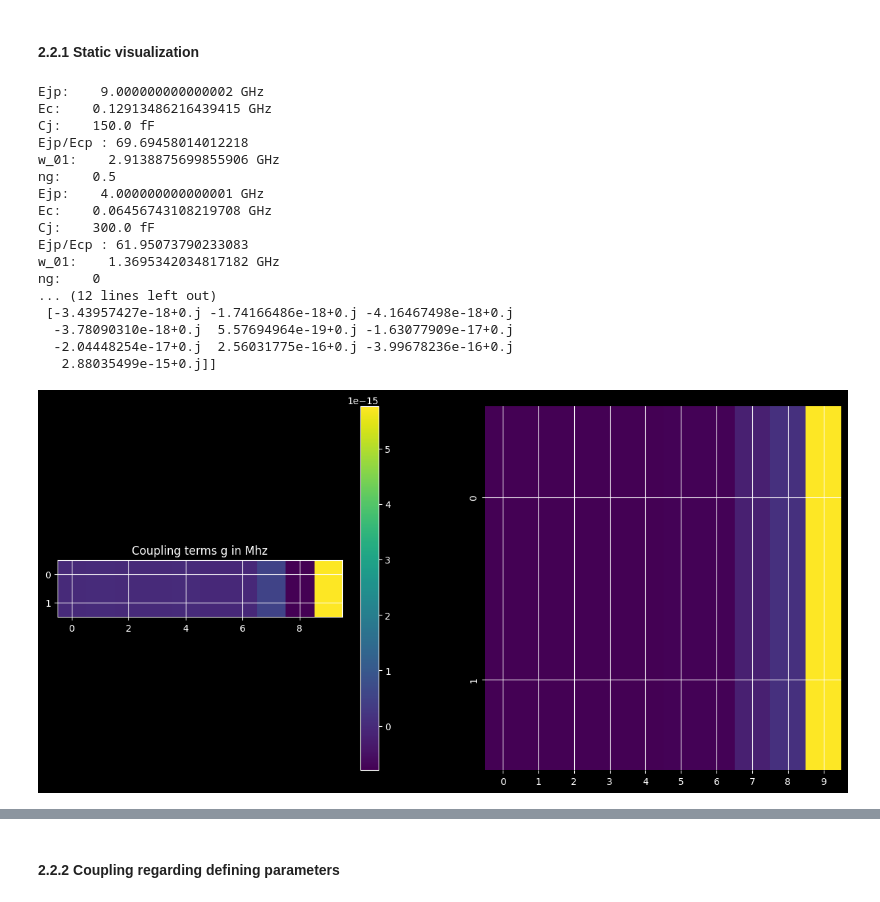
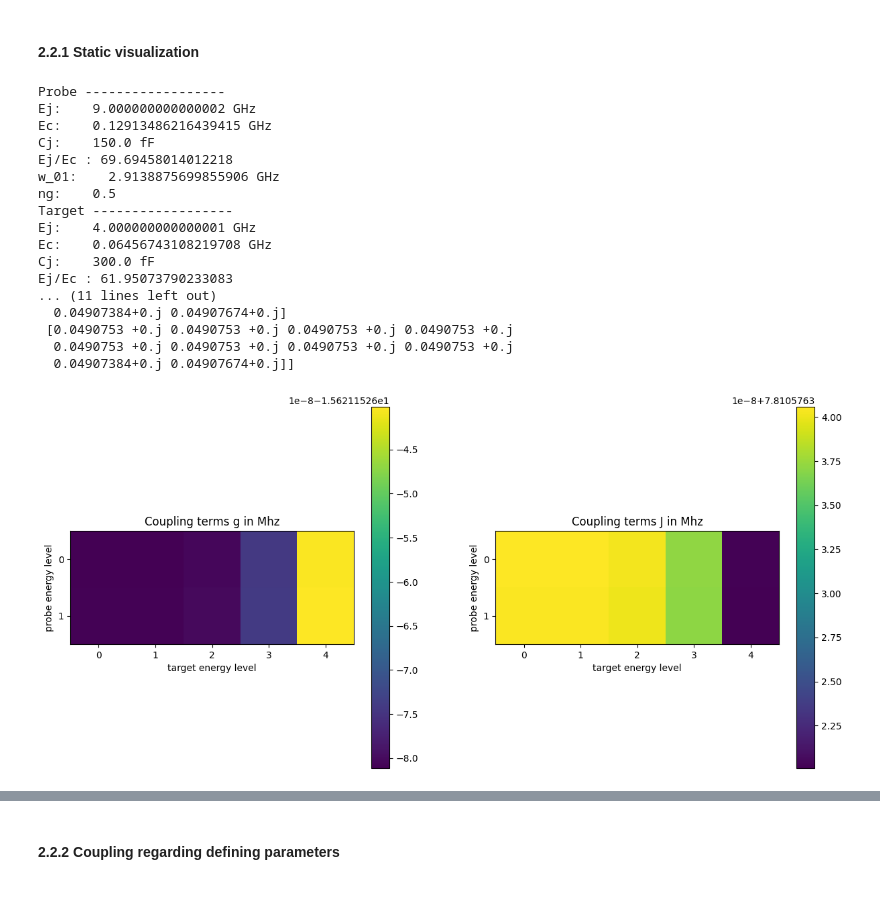
Before and after one commit to balerat/Master-thesis---Superconducting-circuit-analysis, a Jupyter notebook: main/Resonator Coupling.ipynb, the cells around one changed output, grey strips where cells are left out. Drawn from its saved outputs; the diff is of its cells as text; code cells hidden in the pictures.

```diff
--- a/main/Resonator Coupling.ipynb
+++ b/main/Resonator Coupling.ipynb
@@ -34,7 +34,7 @@ from lib.qubit import qubit
 from lib.circuit_res_coupling import circuit_res
 
 # plt.style.use("Solarize_Light2")
-plt.style.use('dark_background')
+# plt.style.use('dark_background')
 thememap = 'viridis'
 
 # Setting up constants
@@ -198,57 +198,66 @@ plt.show()
 
 # Circuit constant
 ng = 0.5
-Cc1 = 40e-15
-Cc2 = 40e-15
+Cc1 = 20e-15
+Cc2 = 20e-15
 
 Ej_p = 9e9
 Ej_t = 4e9
 Cp = 150e-15
 Ct = 300e-15
 ncut_p = 10
 ncut_t = 10
 
-L_res = 1e-9
-C_res = 10e-16
+L_res = 10e-9
+C_res = 200e-16
 m_cut = 10
 
 # Creation of circuit object
-system_2= circuit_res([Cc1, Cc2], C_res, L_res, m_cut, [qubit(Ej_p, [Cp], ng, ncut_p), qubit(Ej_t, [Ct], 0, ncut_t)])
+system_2= circuit_res([Cc1, Cc2], C_res, L_res, m_cut, [qubit(Ej_p, [Cp], ng, ncut_p), qubit(Ej_t, [Ct], 0.5, ncut_t)])
 
 system_2.print_params()
 
 J_matrix = system_2.get_J()
-print(J_matrix.shape * 1e-9 / constants.hbar)
+print(J_matrix.shape)
 print(J_matrix * 1e-9 / constants.hbar)
 
 f = plt.figure(figsize=(15,7))
 
 ax1 = f.add_subplot(121)
 ax1.title.set_text('Coupling terms g in Mhz')
-im1 = ax1.imshow(2* np.real(J_matrix) * 1e-9 / constants.hbar, cmap=plt.get_cmap(thememap))
+im1 = ax1.imshow(-2* np.real(J_matrix[:,0:5]) * 1e-6 / constants.h, cmap=plt.get_cmap(thememap))
+ax1.set_xticks(np.arange(0, 5, 1))
+ax1.set_xlabel('target energy level')
+ax1.set_yticks(np.arange(0, 2, 1))
+ax1.set_ylabel('probe energy level')
 f.colorbar(im1)
 
 ax2 = f.add_subplot(122)
-sns.heatmap(np.absolute(J_matrix) * 1e-9 / constants.h, cmap=plt.get_cmap(thememap), ax=ax2, cbar=False)
+ax2.title.set_text('Coupling terms J in Mhz')
+im2 = ax2.imshow(np.absolute(J_matrix[:,0:5]) * 1e-6 / constants.h, cmap=plt.get_cmap(thememap))
+ax2.set_xticks(np.arange(0, 5, 1))
+ax2.set_xlabel('target energy level')
+ax2.set_ylabel('probe energy level')
+ax2.set_yticks(np.arange(0, 2, 1))
+f.colorbar(im2)
 
-ax1.grid(True)
 plt.show()
 # %% [output]
-Ejp:    9.000000000000002 GHz
+Probe ------------------
+Ej:    9.000000000000002 GHz
 Ec:    0.12913486216439415 GHz
 Cj:    150.0 fF
-Ejp/Ecp : 69.69458014012218
+Ej/Ec : 69.69458014012218
 w_01:    2.9138875699855906 GHz
 ng:    0.5
-Ejp:    4.000000000000001 GHz
+Target ------------------
+Ej:    4.000000000000001 GHz
 Ec:    0.06456743108219708 GHz
 Cj:    300.0 fF
-Ejp/Ecp : 61.95073790233083
-w_01:    1.3695342034817182 GHz
-ng:    0
-... (12 lines left out)
- [-3.43957427e-18+0.j -1.74166486e-18+0.j -4.16467498e-18+0.j
-  -3.78090310e-18+0.j  5.57694964e-19+0.j -1.63077909e-17+0.j
-  -2.04448254e-17+0.j  2.56031775e-16+0.j -3.99678236e-16+0.j
-   2.88035499e-15+0.j]]
+Ej/Ec : 61.95073790233083
+... (11 lines left out)
+  0.04907384+0.j 0.04907674+0.j]
+ [0.0490753 +0.j 0.0490753 +0.j 0.0490753 +0.j 0.0490753 +0.j
+  0.0490753 +0.j 0.0490753 +0.j 0.0490753 +0.j 0.0490753 +0.j
+  0.04907384+0.j 0.04907674+0.j]]
-[figure, old version]
+[figure, new version]
```
Also changed, not shown: parts of 1 cell of this notebook, 5 other files.
